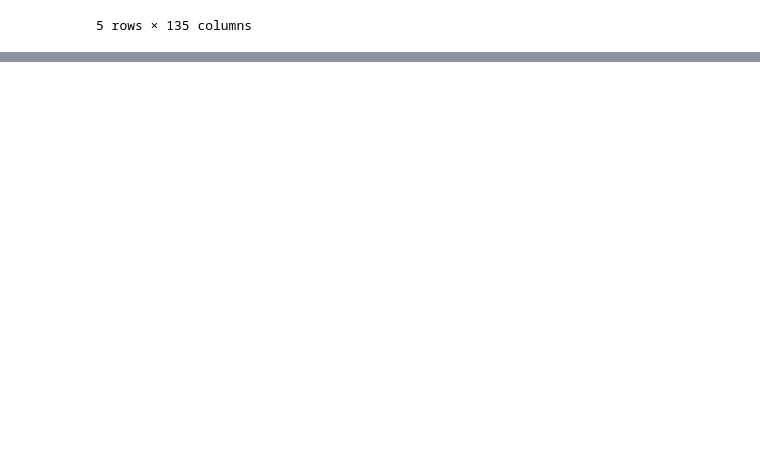
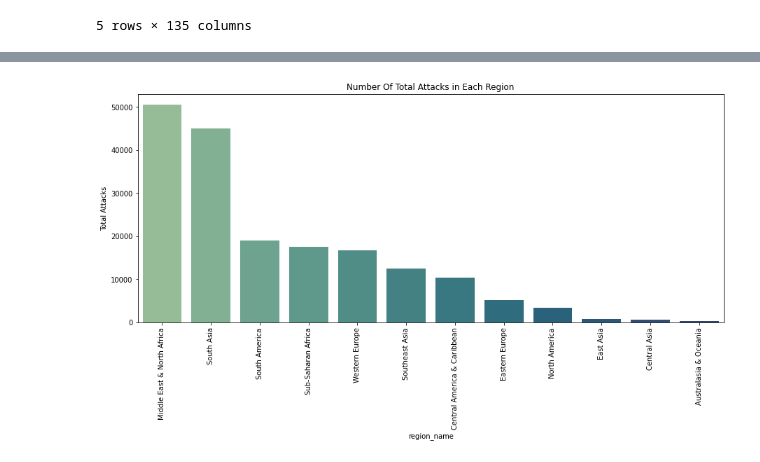
Before and after one commit to keerthana-narra/global-terrorism, a Jupyter notebook: N_Sai_Keerthana_Reddy_Global_Terrorism_Analysis_Capstone_Project.ipynb, the cells around one changed output, grey strips where cells are left out. Drawn from its saved outputs; the diff is of its cells as text; code cells hidden in the pictures; blank space fills up the shorter version.

```diff
--- a/N_Sai_Keerthana_Reddy_Global_Terrorism_Analysis_Capstone_Project.ipynb
+++ b/N_Sai_Keerthana_Reddy_Global_Terrorism_Analysis_Capstone_Project.ipynb
@@ -102,0 +111,13 @@ plt.show()
+# %%
+## Visualizing attacks in regions (region-wise)
+region_attacks = global_terrorism.region_name.value_counts().to_frame().reset_index()
+region_attacks.columns = ['region_name', 'Total Attacks']
+
+plt.subplots(figsize=(15,6))
+sns.barplot(x=region_attacks.region_name, y=region_attacks['Total Attacks'], palette='crest')
+plt.xticks(rotation=90)
+
+plt.title('Number Of Total Attacks in Each Region')
+plt.show()
+# %% [output]
+[figure, added]
```
Also changed, not shown: parts of 19 cells of this notebook.
